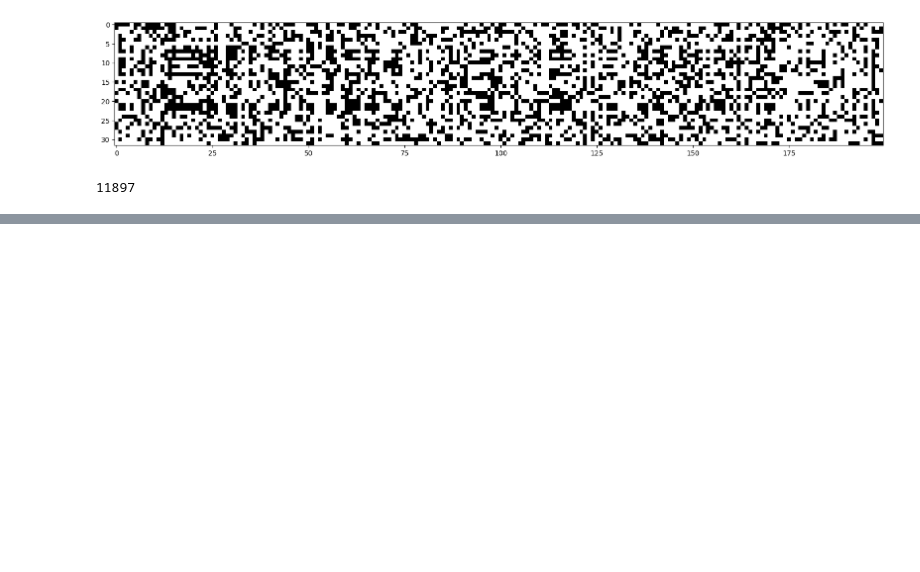
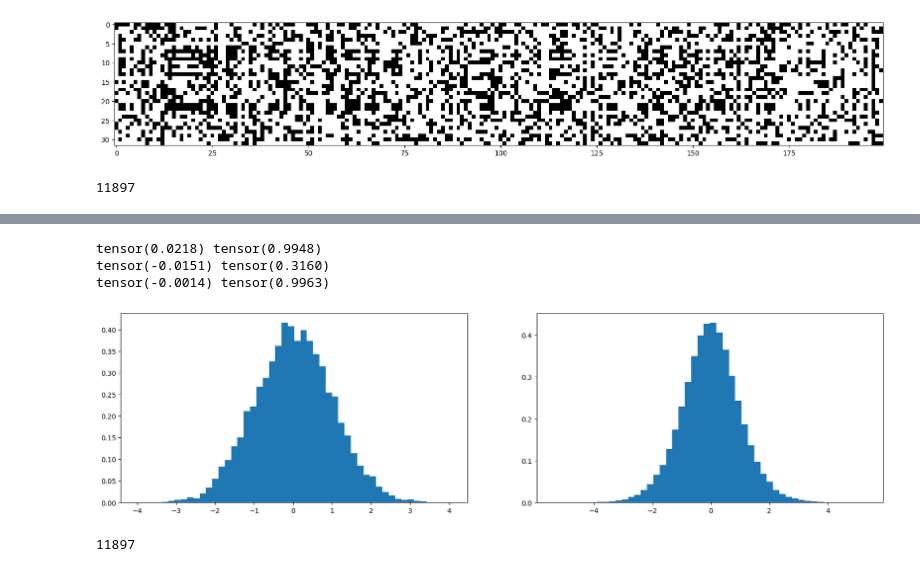
Before and after one commit to sachinrcz/llmatoz, a Jupyter notebook: Make More Part 3.ipynb, the cells around one changed output, grey strips where cells are left out. Cells and saved outputs as stored; diff of their text form; code cells hidden in the pictures; blank space fills up the shorter version.

```diff
--- a/Make More Part 3.ipynb
+++ b/Make More Part 3.ipynb
@@ -394,0 +416,40 @@ val 2.102949380874634
+# %%
+## To find what to multiply to keep multiplication same as uniform gaussian, use Kaiming method. i.e. sqrt of fan_in
+
+x = torch.randn(1000, 10) #uniform gaussian
+w = torch.randn(10, 200) / 10**0.5 # uniform gaussian
+y = x @ w
+print(x.mean(), x.std())
+print(w.mean(), w.std())
+print(y.mean(), y.std())
+
+# now standard deviation remains almost same
+
+plt.figure(figsize=(20,5))
+plt.subplot(121)
+plt.hist(x.view(-1).tolist(), 50, density=True);
+plt.subplot(122)
+plt.hist(y.view(-1).tolist(), 50, density=True);
+# %% [output]
+tensor(0.0218) tensor(0.9948)
+tensor(-0.0151) tensor(0.3160)
+tensor(-0.0014) tensor(0.9963)
+[figure, added]
+# %%
+# MLP revisited
+n_embd = 10 # the dimensionality of the character embedding vectors
+n_hidden = 200 # the number of neurons in the hidden layer of the MLP
+
+g = torch.Generator().manual_seed(2147483647) # for reproducibility
+C  = torch.randn((vocab_size, n_embd),            generator=g)
+W1 = torch.randn((n_embd * block_size, n_hidden), generator=g) * (5/3)/((n_embd * block_size)**0.5)   # kaiming method
+b1 = torch.randn(n_hidden,                        generator=g) * 0.01   # make tanh activation
+W2 = torch.randn((n_hidden, vocab_size),          generator=g) * 0.01   # reduce initial randomness
+b2 = torch.randn(vocab_size,                      generator=g) * 0      # reduce intial randomness
+
+parameters = [C, W1, b1, W2, b2]
+print(sum(p.nelement() for p in parameters)) # number of parameters in total
+for p in parameters:
+  p.requires_grad = True
+# %% [output]
+11897
```
Also changed, not shown: parts of 18 cells of this notebook.
